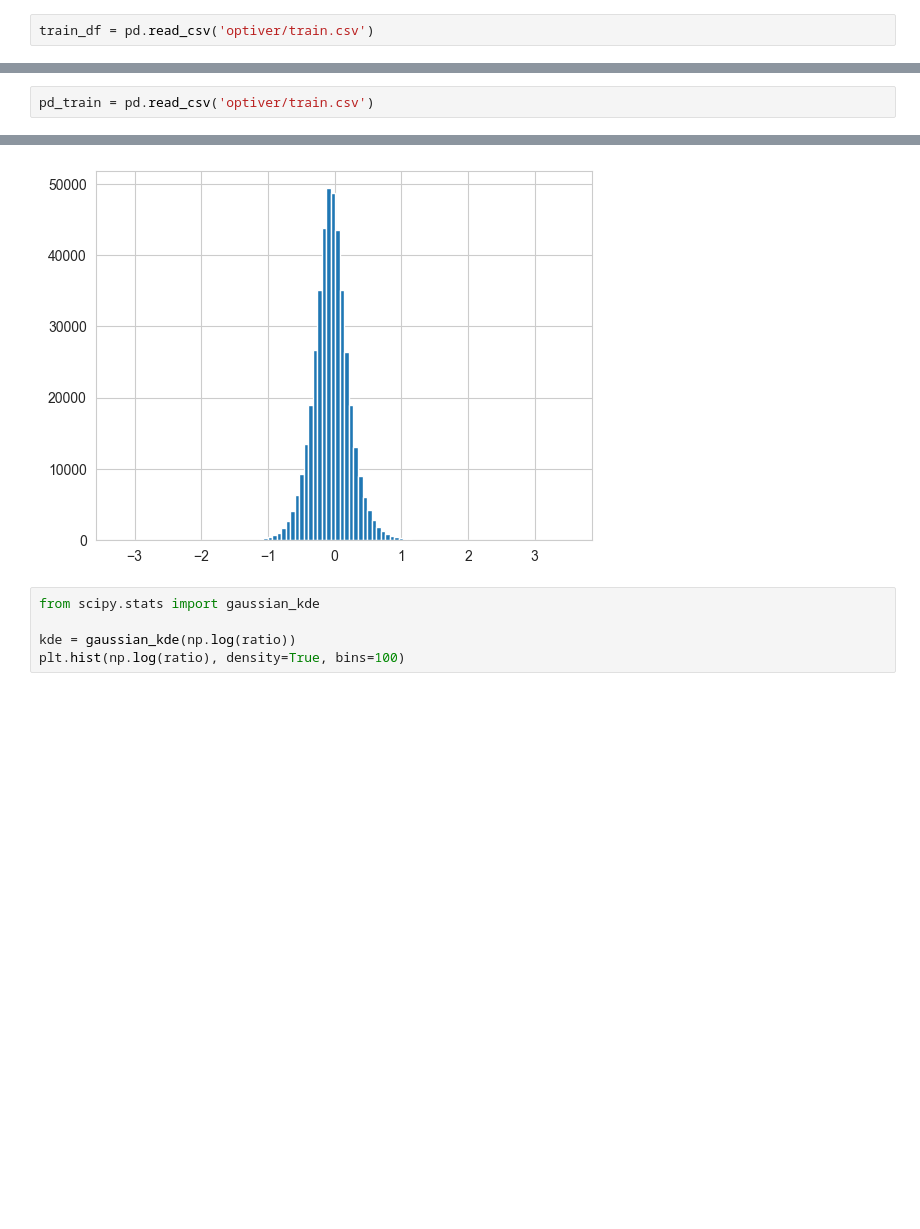
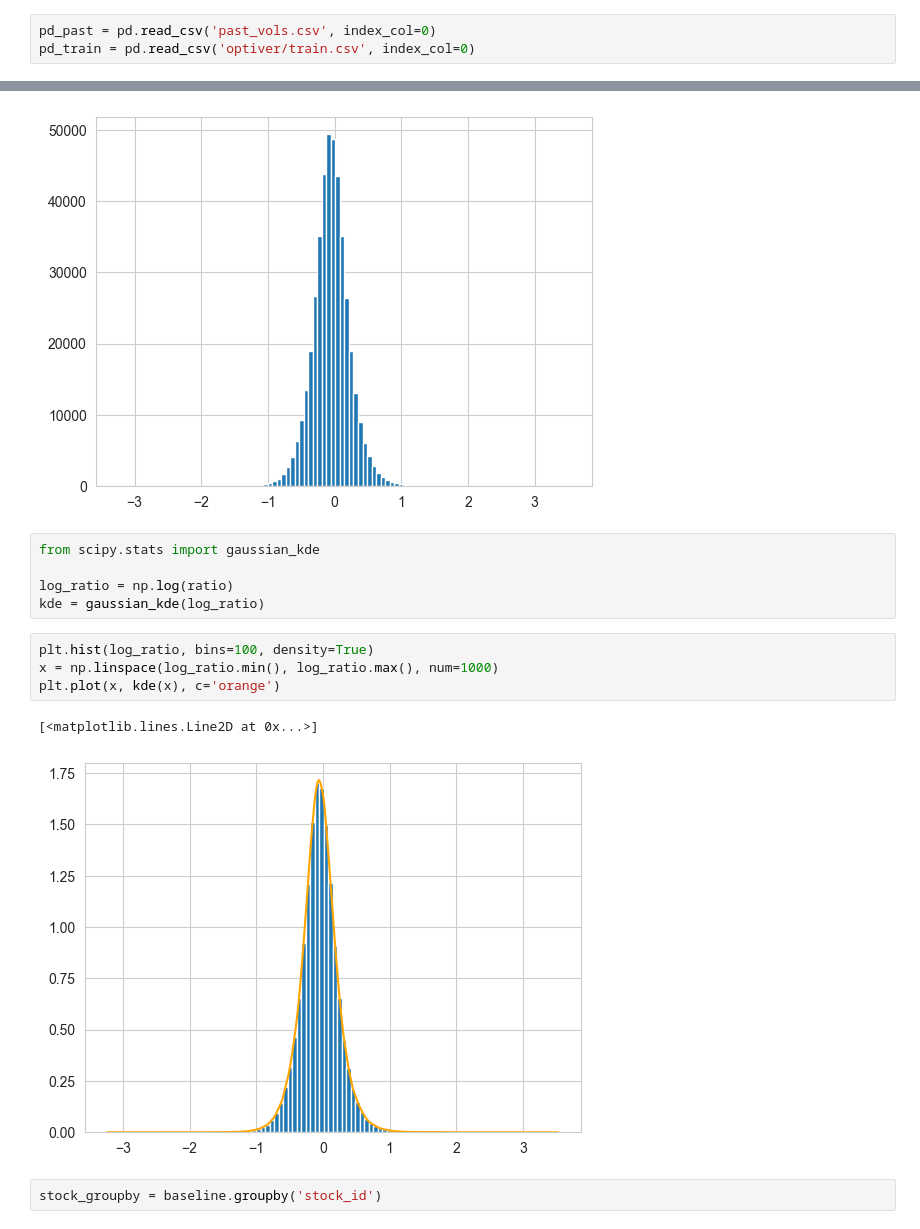
Before and after one commit to petepony/meow_meow, a Jupyter notebook: explo.ipynb, the cells around one changed output, grey strips where cells are left out. Drawn from its saved outputs; the diff is of its cells as text; blank space fills up the shorter version.

```diff
--- a/explo.ipynb
+++ b/explo.ipynb
@@ -67,2 +7,3 @@ print(sigma(0, 11, bkdf=bkdf))
 # %%
-train_df = pd.read_csv('optiver/train.csv')
+pd_past = pd.read_csv('past_vols.csv', index_col=0)
+pd_train = pd.read_csv('optiver/train.csv', index_col=0)
@@ -108,2 +9,0 @@ pd_past = pd.read_csv('past_vols.csv', index_col=0)
-# %%
-pd_train = pd.read_csv('optiver/train.csv')
@@ -176,5 +67,14 @@ plt.hist(np.log(ratio), bins=100)
 # %%
 from scipy.stats import gaussian_kde
 
-kde = gaussian_kde(np.log(ratio))
-plt.hist(np.log(ratio), density=True, bins=100)
+log_ratio = np.log(ratio)
+kde = gaussian_kde(log_ratio)
+# %%
+plt.hist(log_ratio, bins=100, density=True)
+x = np.linspace(log_ratio.min(), log_ratio.max(), num=1000)
+plt.plot(x, kde(x), c='orange')
+# %% [output]
+[<matplotlib.lines.Line2D at 0x...>]
+[figure, added]
+# %%
+stock_groupby = baseline.groupby('stock_id')
```
Also changed, not shown: parts of 32 cells of this notebook.
